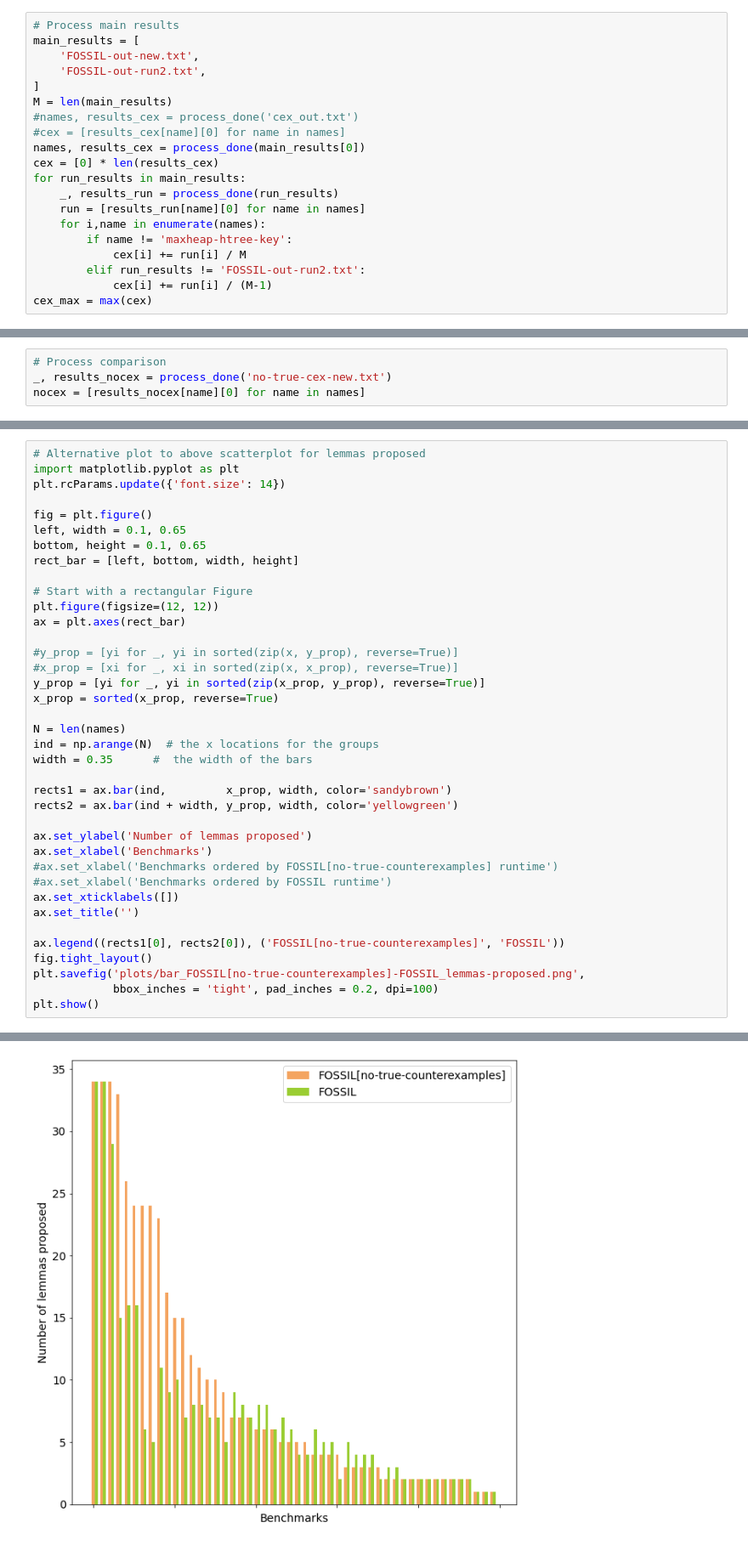
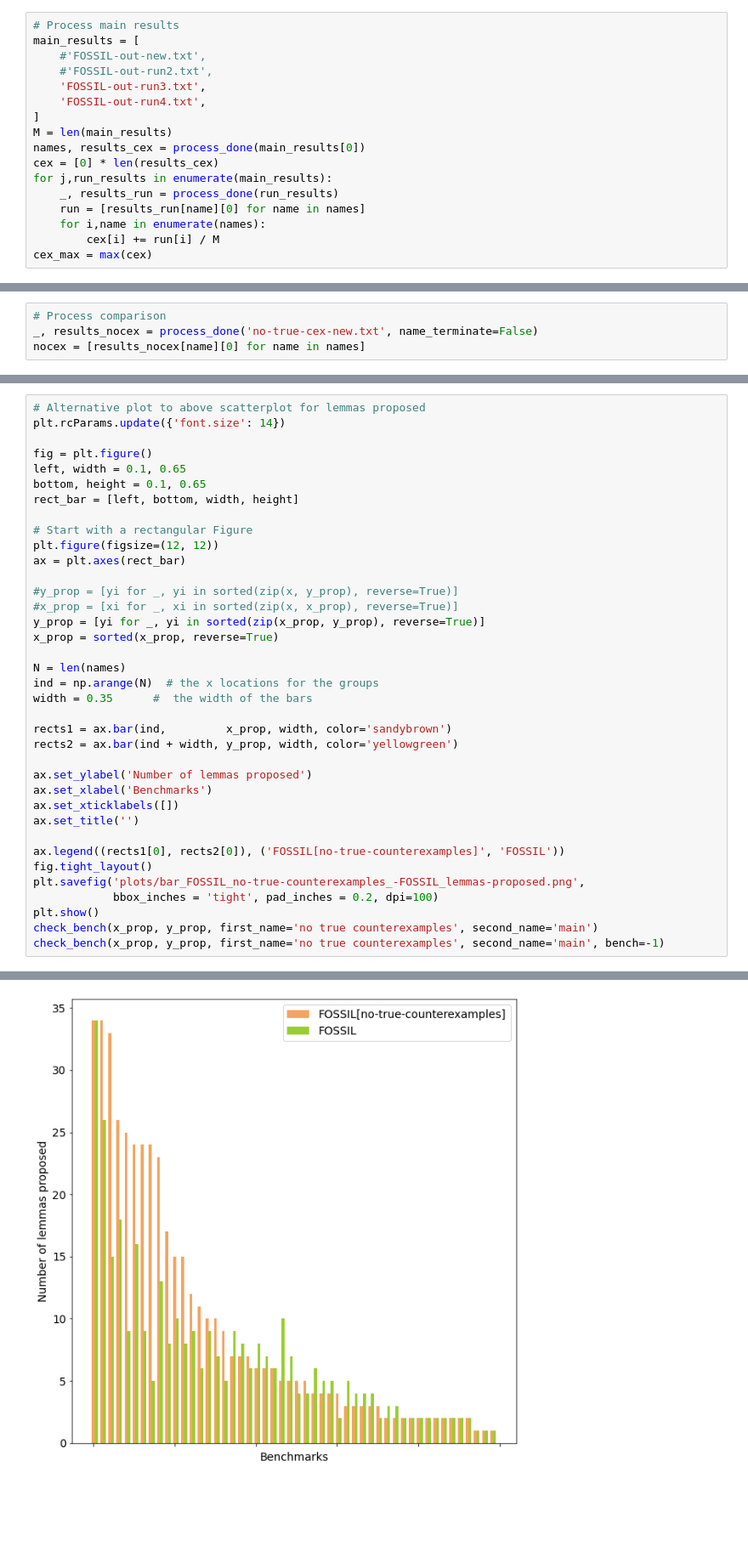
Before and after one commit to muraliadithya/FOSSIL, a Jupyter notebook: plotting/plotter.ipynb, the cells around one changed output, grey strips where cells are left out. Shown at 85% size. Cells and saved outputs as stored; diff of their text form; blank space fills up the shorter version.

```diff
--- a/plotting/plotter.ipynb
+++ b/plotting/plotter.ipynb
@@ -15,20 +18,17 @@ def check_bench(first, second, first_name='true countermodels turned off',
 # %%
 # Process main results
 main_results = [
-    'FOSSIL-out-new.txt',
-    'FOSSIL-out-run2.txt',
+    #'FOSSIL-out-new.txt',
+    #'FOSSIL-out-run2.txt',
+    'FOSSIL-out-run3.txt',
+    'FOSSIL-out-run4.txt',
 ]
 M = len(main_results)
-#names, results_cex = process_done('cex_out.txt')
-#cex = [results_cex[name][0] for name in names]
 names, results_cex = process_done(main_results[0])
 cex = [0] * len(results_cex)
-for run_results in main_results:
+for j,run_results in enumerate(main_results):
     _, results_run = process_done(run_results)
     run = [results_run[name][0] for name in names]
     for i,name in enumerate(names):
-        if name != 'maxheap-htree-key':
-            cex[i] += run[i] / M
-        elif run_results != 'FOSSIL-out-run2.txt':
-            cex[i] += run[i] / (M-1)
+        cex[i] += run[i] / M
 cex_max = max(cex)
@@ -37,6 +99,6 @@ cex_max = max(cex)
 # %%
 # Process comparison
-_, results_nocex = process_done('no-true-cex-new.txt')
+_, results_nocex = process_done('no-true-cex-new.txt', name_terminate=False)
 nocex = [results_nocex[name][0] for name in names]
 # %%
 # Plot
@@ -65,6 +132,5 @@ pretty_plot(x_prop, y_prop, x_name='FOSSIL[no-true-counterexamples]', tm_val=m+1
 # %%
 # Alternative plot to above scatterplot for lemmas proposed
-import matplotlib.pyplot as plt
 plt.rcParams.update({'font.size': 14})
 
 fig = plt.figure()
@@ -72,34 +138,34 @@ left, width = 0.1, 0.65
 bottom, height = 0.1, 0.65
 rect_bar = [left, bottom, width, height]
 
 # Start with a rectangular Figure
 plt.figure(figsize=(12, 12))
 ax = plt.axes(rect_bar)
 
 #y_prop = [yi for _, yi in sorted(zip(x, y_prop), reverse=True)]
 #x_prop = [xi for _, xi in sorted(zip(x, x_prop), reverse=True)]
 y_prop = [yi for _, yi in sorted(zip(x_prop, y_prop), reverse=True)]
 x_prop = sorted(x_prop, reverse=True)
 
 N = len(names)
 ind = np.arange(N)  # the x locations for the groups
 width = 0.35      #  the width of the bars
 
 rects1 = ax.bar(ind,         x_prop, width, color='sandybrown')
 rects2 = ax.bar(ind + width, y_prop, width, color='yellowgreen')
 
 ax.set_ylabel('Number of lemmas proposed')
 ax.set_xlabel('Benchmarks')
-#ax.set_xlabel('Benchmarks ordered by FOSSIL[no-true-counterexamples] runtime')
-#ax.set_xlabel('Benchmarks ordered by FOSSIL runtime')
 ax.set_xticklabels([])
 ax.set_title('')
 
 ax.legend((rects1[0], rects2[0]), ('FOSSIL[no-true-counterexamples]', 'FOSSIL'))
 fig.tight_layout()
-plt.savefig('plots/bar_FOSSIL[no-true-counterexamples]-FOSSIL_lemmas-proposed.png',
+plt.savefig('plots/bar_FOSSIL_no-true-counterexamples_-FOSSIL_lemmas-proposed.png',
             bbox_inches = 'tight', pad_inches = 0.2, dpi=100)
 plt.show()
+check_bench(x_prop, y_prop, first_name='no true counterexamples', second_name='main')
+check_bench(x_prop, y_prop, first_name='no true counterexamples', second_name='main', bench=-1)
 # %% [output]
 <Figure size 432x288 with 0 Axes>
-[figure, old version]
+[figure, new version]
```
Also changed, not shown: parts of 20 cells of this notebook, 21 other files.
